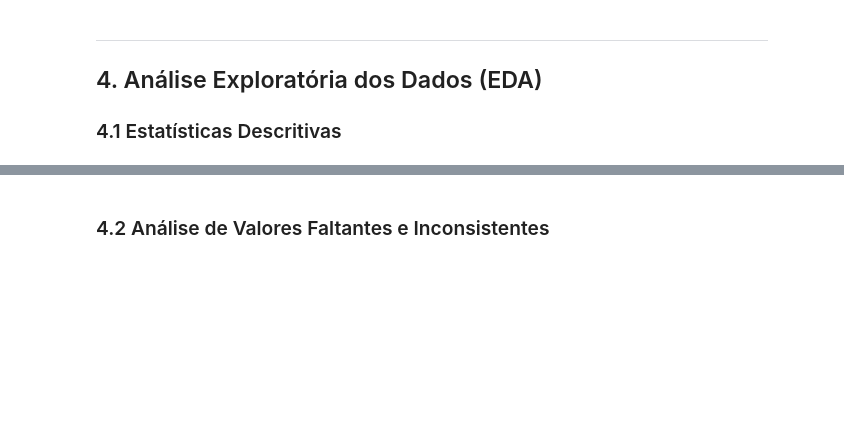
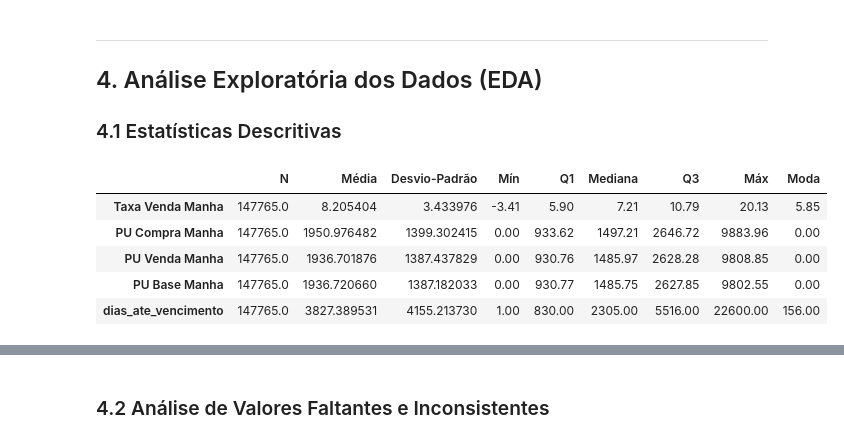
Before and after one commit to marciomocellin/analise-tesouro-direto, a Jupyter notebook: analise_tesouro_direto.ipynb, the cells around one changed output, grey strips where cells are left out. Drawn from its saved outputs; the diff is of its cells as text; code cells hidden in the pictures; blank space fills up the shorter version.

```diff
--- a/analise_tesouro_direto.ipynb
+++ b/analise_tesouro_direto.ipynb
@@ -592,15 +592,22 @@ O one-hot encoding gerou uma coluna binária para cada tipo de título. Ao utili
 ### 4.1 Estatísticas Descritivas
 # %%
 # Cópia de trabalho preservando o dataset original
-df = df_raw.iloc[:, 3:8].copy()
+df = df_final.iloc[:, 3:8].copy()
 
 # Resumo estatístico das colunas numéricas
 desc = df.describe().T
 desc["median"] = df.describe(percentiles=[0.5]).T["50%"]
 desc["mode"] = df[desc.index].mode().iloc[0]
 desc = desc[["count", "mean", "std", "min", "25%", "median", "75%", "max", "mode"]]
 desc.columns = ["N", "Média", "Desvio-Padrão", "Mín", "Q1", "Mediana", "Q3", "Máx", "Moda"]
 desc
+# %% [output]
+|  | N | Média | Desvio-Padrão | Mín | Q1 | Mediana | Q3 | Máx | Moda |
+| Taxa Venda Manha | 147765.0 | 8.205404 | 3.433976 | -3.41 | 5.90 | 7.21 | 10.79 | 20.13 | 5.85 |
+| PU Compra Manha | 147765.0 | 1950.976482 | 1399.302415 | 0.00 | 933.62 | 1497.21 | 2646.72 | 9883.96 | 0.00 |
+| PU Venda Manha | 147765.0 | 1936.701876 | 1387.437829 | 0.00 | 930.76 | 1485.97 | 2628.28 | 9808.85 | 0.00 |
+| PU Base Manha | 147765.0 | 1936.720660 | 1387.182033 | 0.00 | 930.77 | 1485.75 | 2627.85 | 9802.55 | 0.00 |
+| dias_ate_vencimento | 147765.0 | 3827.389531 | 4155.213730 | 1.00 | 830.00 | 2305.00 | 5516.00 | 22600.00 | 156.00 |
 # %%
 desc = df.describe().T
 desc
```
Also changed, not shown: parts of 3 cells of this notebook.
